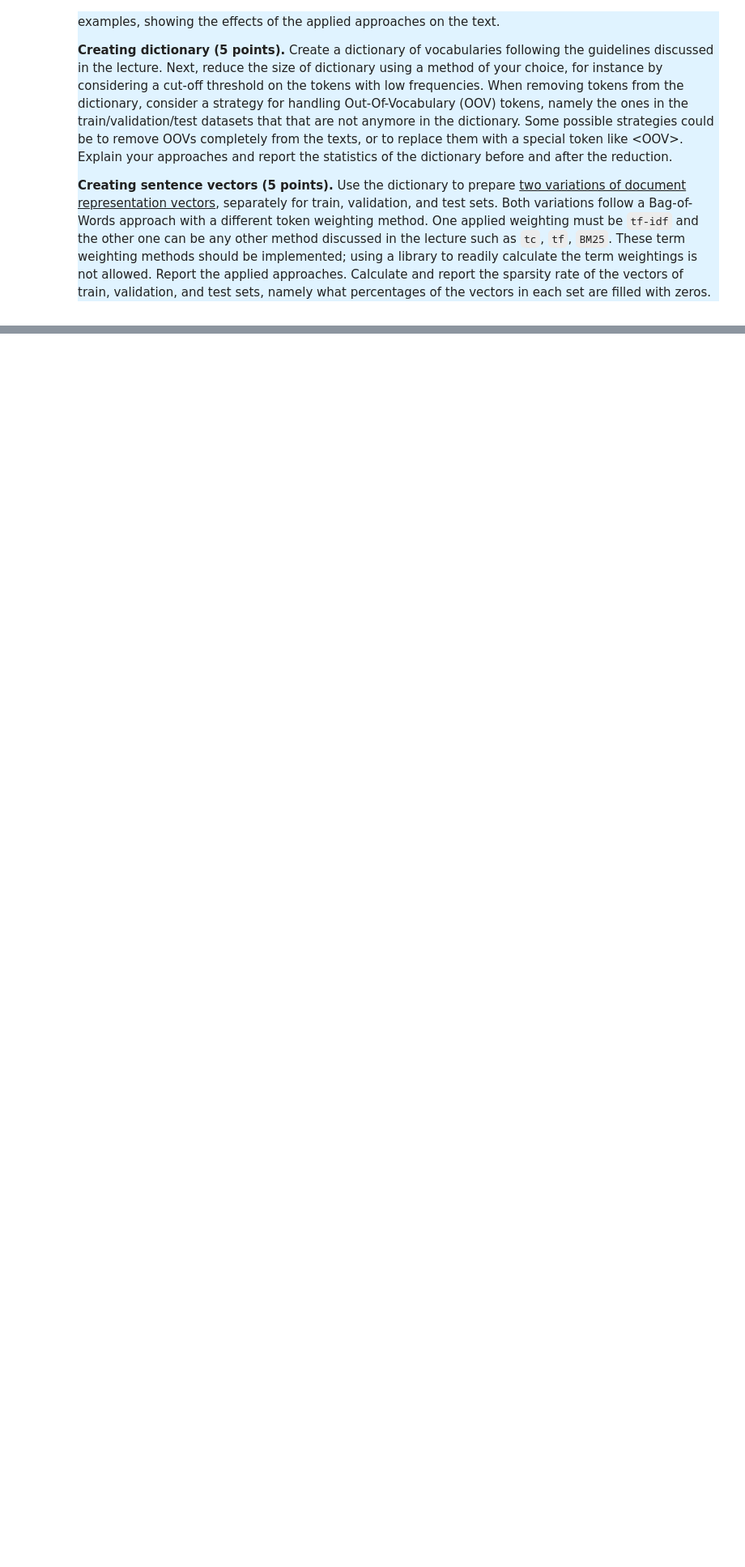
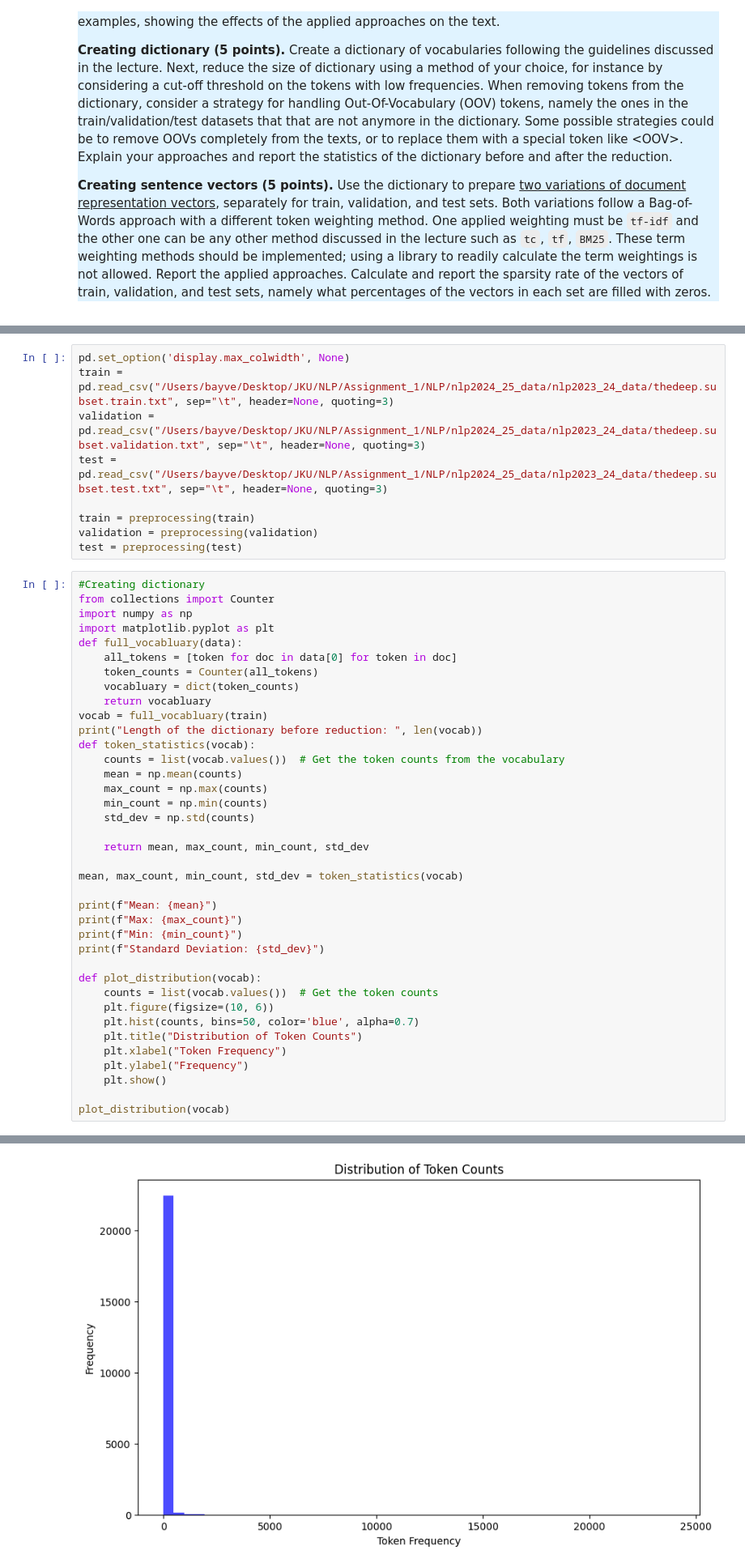
Before and after one commit to bayve711/NLP, a Jupyter notebook: group-34_k12149099_k12148222.ipynb, the cells around one changed output, grey strips where cells are left out. Shown: that part at 81% size. Drawn from its saved outputs; the diff is of its cells as text; blank space fills up the shorter version.

```diff
--- a/group-34_k12149099_k12148222.ipynb
+++ b/group-34_k12149099_k12148222.ipynb
@@ -126,0 +211,48 @@ train[0] = train[0].apply(lambda x: re.sub(pattern_3, ' ', x))
+# %%
+pd.set_option('display.max_colwidth', None)
+train = pd.read_csv("/Users/bayve/Desktop/JKU/NLP/Assignment_1/NLP/nlp2024_25_data/nlp2023_24_data/thedeep.subset.train.txt", sep="\t", header=None, quoting=3)
+validation = pd.read_csv("/Users/bayve/Desktop/JKU/NLP/Assignment_1/NLP/nlp2024_25_data/nlp2023_24_data/thedeep.subset.validation.txt", sep="\t", header=None, quoting=3)
+test = pd.read_csv("/Users/bayve/Desktop/JKU/NLP/Assignment_1/NLP/nlp2024_25_data/nlp2023_24_data/thedeep.subset.test.txt", sep="\t", header=None, quoting=3)
+
+train = preprocessing(train)
+validation = preprocessing(validation)
+test = preprocessing(test)
+# %%
+#Creating dictionary
+from collections import Counter
+import numpy as np
+import matplotlib.pyplot as plt
+def full_vocabluary(data):
+    all_tokens = [token for doc in data[0] for token in doc]
+    token_counts = Counter(all_tokens)
+    vocabluary = dict(token_counts)
+    return vocabluary
+vocab = full_vocabluary(train)
+print("Length of the dictionary before reduction: ", len(vocab))
+def token_statistics(vocab):
+    counts = list(vocab.values())  # Get the token counts from the vocabulary
+    mean = np.mean(counts)
+    max_count = np.max(counts)
+    min_count = np.min(counts)
+    std_dev = np.std(counts)
+
+    return mean, max_count, min_count, std_dev
+
+mean, max_count, min_count, std_dev = token_statistics(vocab)
+
+print(f"Mean: {mean}")
+print(f"Max: {max_count}")
+print(f"Min: {min_count}")
+print(f"Standard Deviation: {std_dev}")
+
+def plot_distribution(vocab):
+    counts = list(vocab.values())  # Get the token counts
+    plt.figure(figsize=(10, 6))
+    plt.hist(counts, bins=50, color='blue', alpha=0.7)
+    plt.title("Distribution of Token Counts")
+    plt.xlabel("Token Frequency")
+    plt.ylabel("Frequency")
+    plt.show()
+
+plot_distribution(vocab)
+# %% [output]
@@ -127,3 +264,4 @@ train[0] = train[0].apply(lambda x: re.sub(pattern_3, ' ', x))
+[figure, added]
 # %% [markdown]
 <a name="section-training"></a><h2 style="color:rgb(0,120,170)">Task B: Training and Results Analysis (15 points)</h2>
 # %% [markdown]
```
Also changed, not shown: parts of 3 cells of this notebook.
